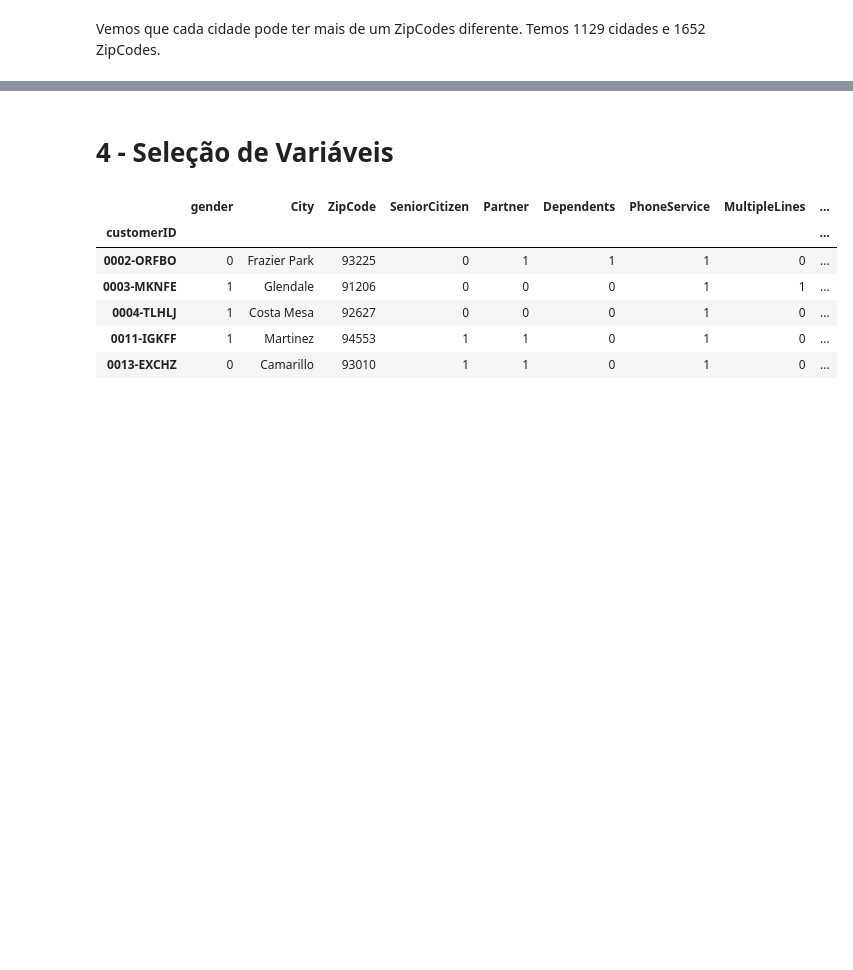
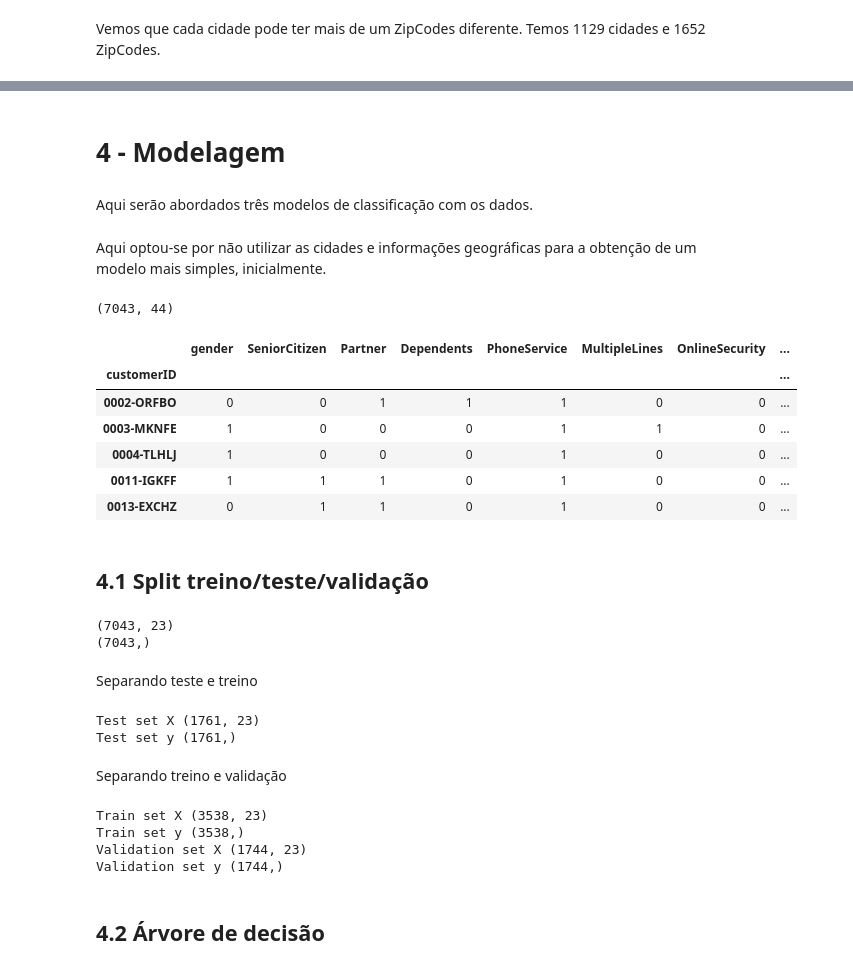
Before and after one commit to mjuliacsouza/_cases, a Jupyter notebook: _caseFeaturingEngineering/Case_4_VAI_Telecom.ipynb, the cells around one changed output, grey strips where cells are left out. Saved outputs shown, nothing was run; the diff lists cells and outputs as text; code cells hidden in the pictures; blank space fills up the shorter version.

```diff
--- a/_caseFeaturingEngineering/Case_4_VAI_Telecom.ipynb
+++ b/_caseFeaturingEngineering/Case_4_VAI_Telecom.ipynb
@@ -826,12 +837,19 @@ Vemos que cada cidade pode ter mais de um ZipCodes diferente. Temos 1129 cidades
 # %% [markdown]
-# 4 - Seleção de Variáveis
+# 4 - Modelagem
+# %% [markdown]
+Aqui serão abordados três modelos de classificação com os dados.
+# %% [markdown]
+Aqui optou-se por não utilizar as cidades e informações geográficas para a obtenção de um modelo mais simples, inicialmente.
 # %%
-df_customers2.head()
+df_customers3 = df_customers2.drop(['City', 'ZipCode','Lat', 'Long'], axis=1)
+print(df_customers3.shape)
+df_customers3.head()
 # %% [output]
+(7043, 44)
-|  | gender | City | ZipCode | SeniorCitizen | Partner | Dependents | PhoneService | MultipleLines | ... |
-| customerID |  |  |  |  |  |  |  |  | ... |
-| 0002-ORFBO | 0 | Frazier Park | 93225 | 0 | 1 | 1 | 1 | 0 | ... |
-| 0003-MKNFE | 1 | Glendale | 91206 | 0 | 0 | 0 | 1 | 1 | ... |
-| 0004-TLHLJ | 1 | Costa Mesa | 92627 | 0 | 0 | 0 | 1 | 0 | ... |
-| 0011-IGKFF | 1 | Martinez | 94553 | 1 | 1 | 0 | 1 | 0 | ... |
-| 0013-EXCHZ | 0 | Camarillo | 93010 | 1 | 1 | 0 | 1 | 0 | ... |
+|  | gender | SeniorCitizen | Partner | Dependents | PhoneService | MultipleLines | OnlineSecurity | ... |
+| customerID |  |  |  |  |  |  |  | ... |
+| 0002-ORFBO | 0 | 0 | 1 | 1 | 1 | 0 | 0 | ... |
+| 0003-MKNFE | 1 | 0 | 0 | 0 | 1 | 1 | 0 | ... |
+| 0004-TLHLJ | 1 | 0 | 0 | 0 | 1 | 0 | 0 | ... |
+| 0011-IGKFF | 1 | 1 | 1 | 0 | 1 | 0 | 0 | ... |
+| 0013-EXCHZ | 0 | 1 | 1 | 0 | 1 | 0 | 0 | ... |
@@ -837,0 +865,48 @@ df_customers2.head()
+# %% [markdown]
+## 4.1 Split treino/teste/validação
+# %%
+X = df_customers3.iloc[:, :24].drop(['Churn'], axis=1)
+y = df_customers3['Churn']
+print(X.shape)
+print(y.shape)
+# %% [output]
+(7043, 23)
+(7043,)
+# %% [markdown]
+Separando teste e treino
+# %%
+# Importar train_test_split
+from sklearn.model_selection import train_test_split
+
+# Setar seed para obter resultados reproduziveis
+seed = 10
+
+# Usar train_test_split para criar o conjunto de teste
+# random_state é o estado inicial usado para geração de números aleatórios
+# test_size define o tamanho do conjunto de teste
+# stratify é usado para garantir a mesma proporção da variável resposta nos conjuntos
+X_training, X_test, y_training, y_test = train_test_split(X, y, random_state=seed, test_size=0.25, stratify=y)
+
+print("Test set X", X_test.shape)
+print("Test set y", y_test.shape)
+# %% [output]
+Test set X (1761, 23)
+Test set y (1761,)
+# %% [markdown]
+Separando treino e validação
+# %%
+# Mesmo procedimento, mas para o conjunto de trieno resultante
+X_train, X_val, y_train, y_val = train_test_split(X_training, y_training, random_state=seed,
+                                                  test_size=0.33, stratify=y_training)
+
+print("Train set X", X_train.shape)
+print("Train set y", y_train.shape)
+print("Validation set X", X_val.shape)
+print("Validation set y", y_val.shape)
+# %% [output]
+Train set X (3538, 23)
+Train set y (3538,)
+Validation set X (1744, 23)
+Validation set y (1744,)
+# %% [markdown]
+## 4.2 Árvore de decisão
```
Also changed, not shown: parts of 19 cells of this notebook, 1 other file.
